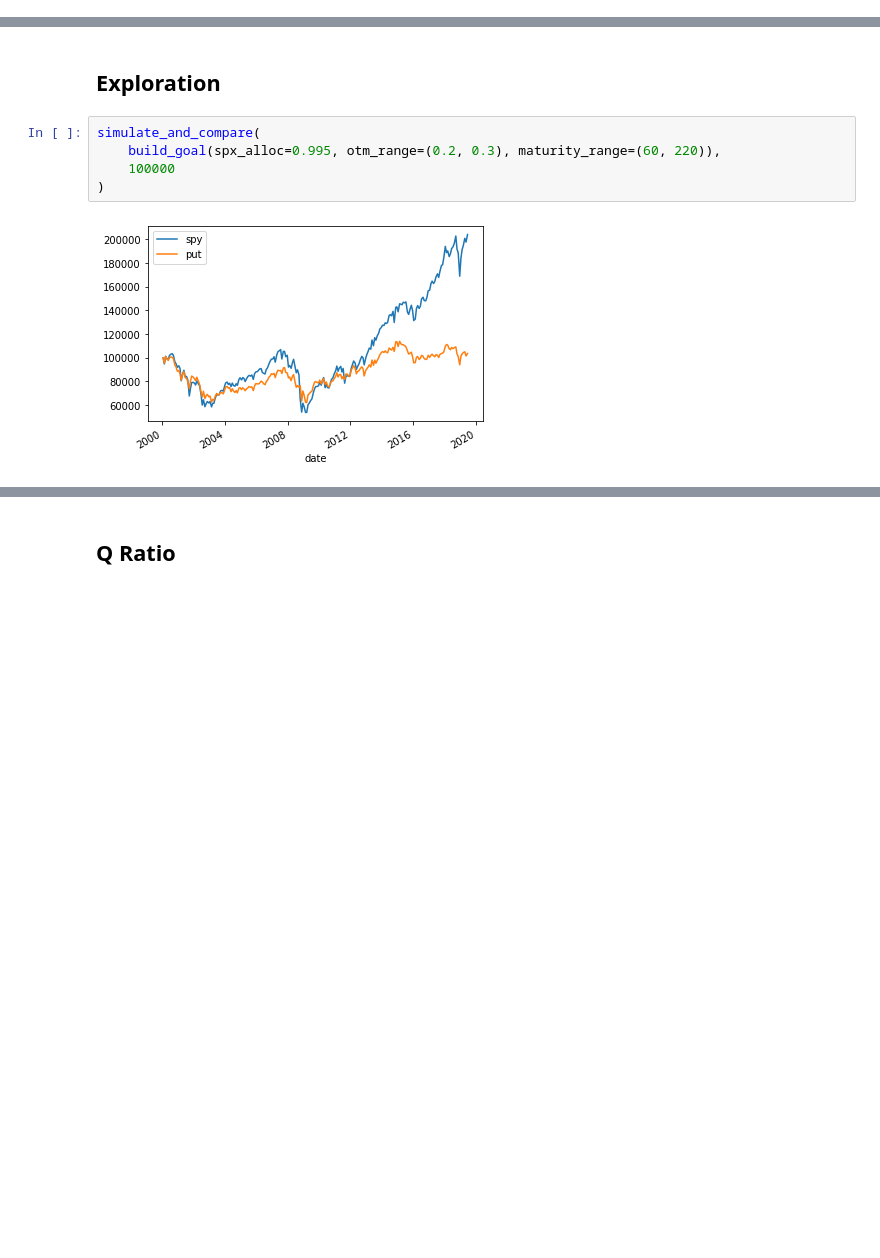
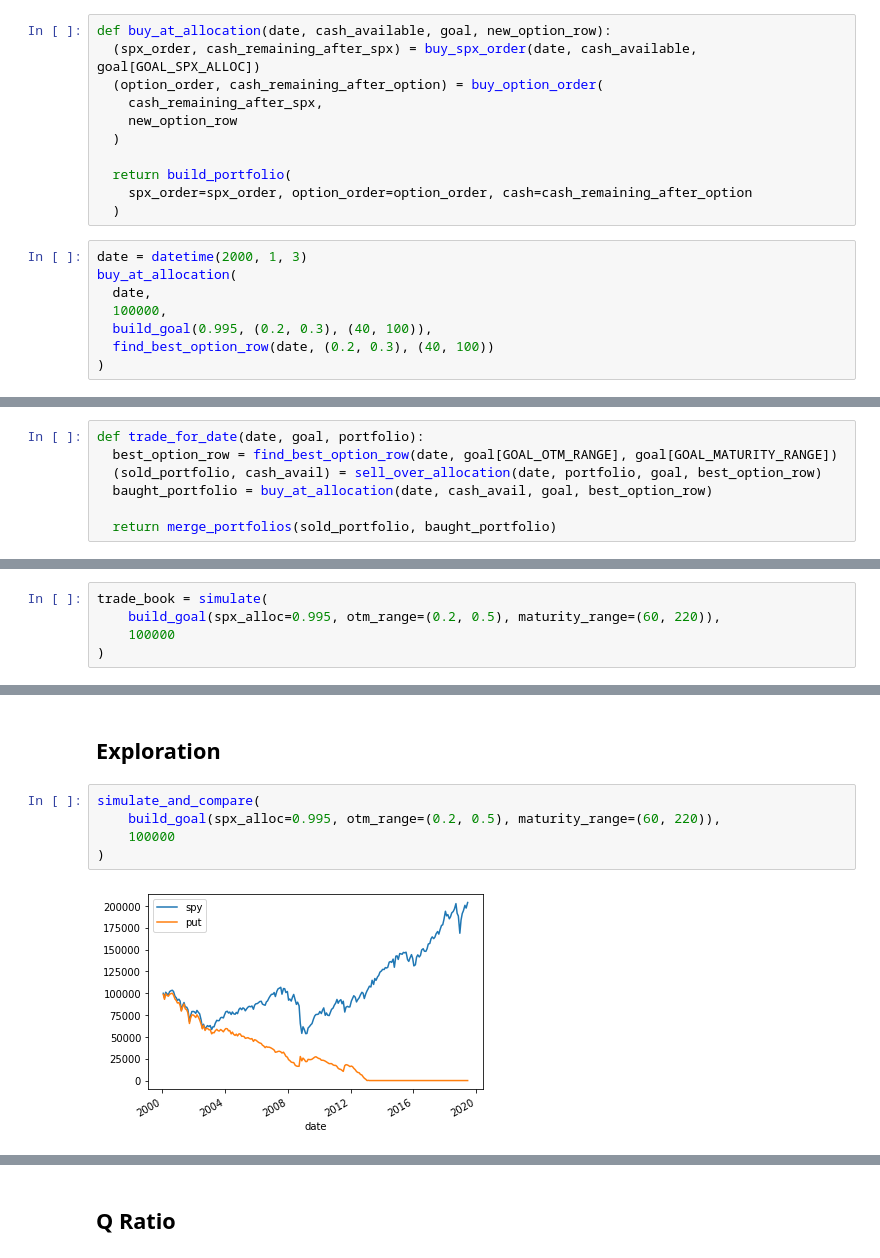
Before and after one commit to stopachka/gamma, a Jupyter notebook: puts_strategy.ipynb, the cells around one changed output, grey strips where cells are left out. Saved outputs shown, nothing was run; the diff lists cells and outputs as text; blank space fills up the shorter version.

```diff
--- a/puts_strategy.ipynb
+++ b/puts_strategy.ipynb
@@ -609,0 +682,19 @@ def sell_over_allocation(date, portfolio, goal):
+# %%
+def buy_at_allocation(date, cash_available, goal, new_option_row):
+  (spx_order, cash_remaining_after_spx) = buy_spx_order(date, cash_available, goal[GOAL_SPX_ALLOC])
+  (option_order, cash_remaining_after_option) = buy_option_order(
+    cash_remaining_after_spx,
+    new_option_row
+  )
+
+  return build_portfolio(
+    spx_order=spx_order, option_order=option_order, cash=cash_remaining_after_option
+  )
+# %%
+date = datetime(2000, 1, 3)
+buy_at_allocation(
+  date,
+  100000,
+  build_goal(0.995, (0.2, 0.3), (40, 100)),
+  find_best_option_row(date, (0.2, 0.3), (40, 100))
+)
@@ -610,3 +709,10 @@ def sell_over_allocation(date, portfolio, goal):
+# %%
+def trade_for_date(date, goal, portfolio):
+  best_option_row = find_best_option_row(date, goal[GOAL_OTM_RANGE], goal[GOAL_MATURITY_RANGE])
+  (sold_portfolio, cash_avail) = sell_over_allocation(date, portfolio, goal, best_option_row)
+  baught_portfolio = buy_at_allocation(date, cash_avail, goal, best_option_row)
+
+  return merge_portfolios(sold_portfolio, baught_portfolio)
 # %% [markdown]
 ## Simulation
 # %% [markdown]
@@ -626,0 +735,5 @@ def simulate(goal, cash):
+# %%
+trade_book = simulate(
+    build_goal(spx_alloc=0.995, otm_range=(0.2, 0.5), maturity_range=(60, 220)),
+    100000
+)
@@ -648,11 +763,11 @@ def simulate_and_compare(goal, cash):
 ## Exploration
 # %%
 simulate_and_compare(
-    build_goal(spx_alloc=0.995, otm_range=(0.2, 0.3), maturity_range=(60, 220)),
+    build_goal(spx_alloc=0.995, otm_range=(0.2, 0.5), maturity_range=(60, 220)),
     100000
 )
 # %% [output]
-[figure, old version]
+[figure, new version]
 # %%
 simulate_and_compare(
     build_goal(spx_alloc=0.995, otm_range=(0.2, 0.5), maturity_range=(60, 220)),
```
Also changed, not shown: parts of 39 cells of this notebook, 2 other files.
